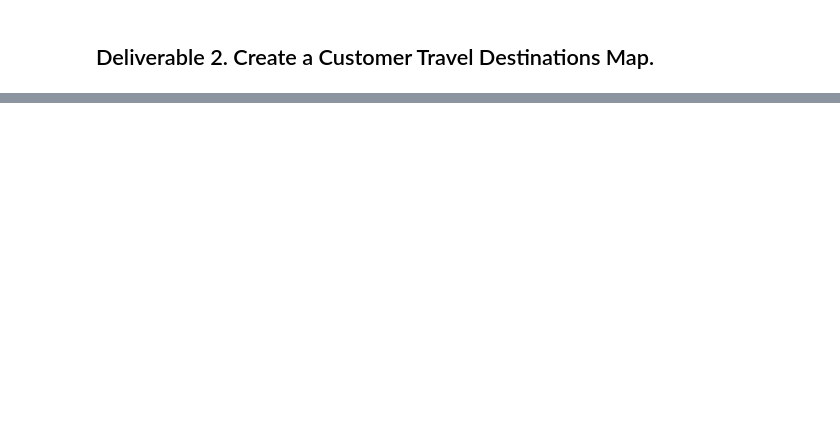
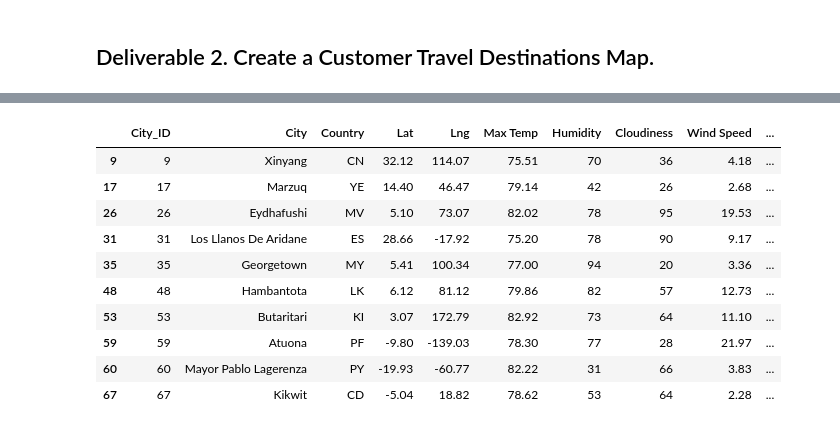
Before and after one commit to peteremiller/World_Weather_Analysis, a Jupyter notebook: Vacation_Search/Vacation_Search.ipynb, the cells around one changed output, grey strips where cells are left out. Saved outputs shown, nothing was run; the diff lists cells and outputs as text; code cells hidden in the pictures; blank space fills up the shorter version.

```diff
--- a/Vacation_Search/Vacation_Search.ipynb
+++ b/Vacation_Search/Vacation_Search.ipynb
@@ -100 +109,17 @@ Current Description    121
 dtype: int64
+# %%
+#4b.
+clean_df = preferred_cities_df.dropna()
+clean_df.head(10)
+# %% [output]
+|  | City_ID | City | Country | Lat | Lng | Max Temp | Humidity | Cloudiness | Wind Speed | ... |
+| 9 | 9 | Xinyang | CN | 32.12 | 114.07 | 75.51 | 70 | 36 | 4.18 | ... |
+| 17 | 17 | Marzuq | YE | 14.40 | 46.47 | 79.14 | 42 | 26 | 2.68 | ... |
+| 26 | 26 | Eydhafushi | MV | 5.10 | 73.07 | 82.02 | 78 | 95 | 19.53 | ... |
+| 31 | 31 | Los Llanos De Aridane | ES | 28.66 | -17.92 | 75.20 | 78 | 90 | 9.17 | ... |
+| 35 | 35 | Georgetown | MY | 5.41 | 100.34 | 77.00 | 94 | 20 | 3.36 | ... |
+| 48 | 48 | Hambantota | LK | 6.12 | 81.12 | 79.86 | 82 | 57 | 12.73 | ... |
+| 53 | 53 | Butaritari | KI | 3.07 | 172.79 | 82.92 | 73 | 64 | 11.10 | ... |
+| 59 | 59 | Atuona | PF | -9.80 | -139.03 | 78.30 | 77 | 28 | 21.97 | ... |
+| 60 | 60 | Mayor Pablo Lagerenza | PY | -19.93 | -60.77 | 82.22 | 31 | 66 | 3.83 | ... |
+| 67 | 67 | Kikwit | CD | -5.04 | 18.82 | 78.62 | 53 | 64 | 2.28 | ... |
```
Also changed, not shown: parts of 15 cells of this notebook, 3 other files.
